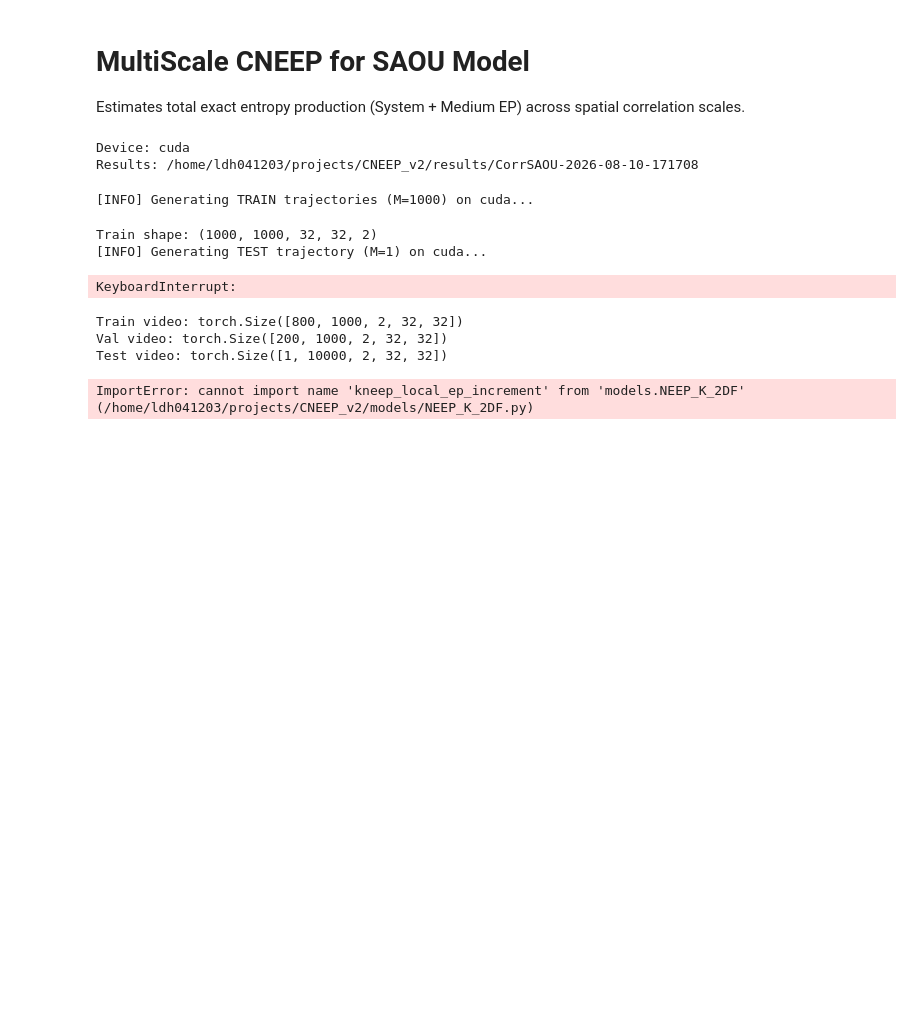
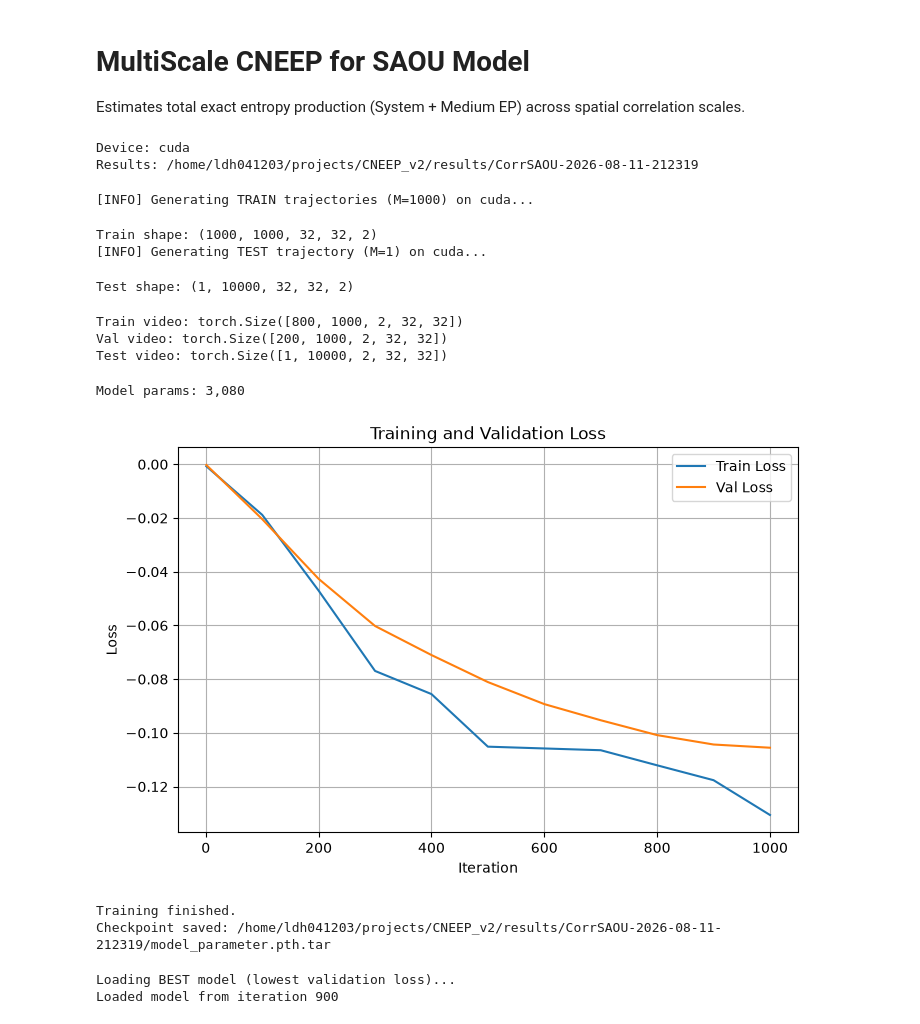
Before and after one commit to 2DHvN/CNEEP_v2, a Jupyter notebook: notebooks/Corr_SAOU.ipynb, the cells around one changed output. Saved outputs shown, nothing was run; the diff lists cells and outputs as text; code cells hidden in the pictures; blank space fills up the shorter version.

Commit message:
fix scale issues

```diff
--- a/notebooks/Corr_SAOU.ipynb
+++ b/notebooks/Corr_SAOU.ipynb
@@ -34,19 +34,19 @@ opt.n_iter = 1000
 opt.train_batch_size = 2048
 opt.test_batch_size = 2048
 opt.video_batch_size = 256
-opt.lr = 1e-3
-opt.wd = 1e-5
+opt.lr = 1e-2
+opt.wd = 1e-3
 opt.input_scalar = 1
 opt.loss_scalar = 1
 opt.scalar = 1
 opt.clip_norm = 1
-opt.max_distance = 4
+opt.max_distance = 3
 opt.include_k0 = True
 opt.beta = 1.0
 opt.branch_gain_init = 1.0
-opt.local_rot_gain_init = 1.0
-opt.local_rot_trainable = True
-opt.local_rot_residual = True
+# opt.local_rot_gain_init = 1.0
+# opt.local_rot_trainable = True
+# opt.local_rot_residual = True
 opt.local_residual_gain_init = 0.0
 # ShellForce-only options below are ignored by MultiScaleK_2DF.
 opt.shell_center_mode = 'relative_only'  # 'relative_only', 'gated', or 'add'
@@ -57,7 +57,7 @@ opt.shell_force_activation = 'elu'  # 'elu', 'relu', 'tanh', or 'identity'
 opt.record_freq = 100
 opt.seed = 3
 opt.n_layer = 2
-opt.n_channel = 32
+opt.n_channel = 8
 opt.n_hidden = 2
 opt.input_shape = (32, 32)
 opt.M = 1000
@@ -72,12 +72,12 @@ opt.time_step = 0.001
 saou_kwargs = dict(
     L=32,
     radii=tuple(range(1, opt.max_distance + 1)),
-    amplitudes=(0, 1, 0, 1),
+    amplitudes=(0, 1, 0),
     gamma=1.0,
-    omega0=0,
+    omega0=1.0,
     T=1.0,
     dt=0.001,
-    sample_every=10,
+    sample_every=1,
 )
 n_steps = opt.L * saou_kwargs['sample_every']
 burn_steps = 10000
@@ -94,7 +94,7 @@ print(f'Device: {opt.device}')
 print(f'Results: {current_result_folder}')
 # %% [output]
 Device: cuda
-Results: /home/ldh041203/projects/CNEEP_v2/results/CorrSAOU-2026-08-10-171708
+Results: /home/ldh041203/projects/CNEEP_v2/results/CorrSAOU-2026-08-11-212319
 # %%
 print(f'[INFO] Generating TRAIN trajectories (M={opt.M}) on {opt.device}...')
 res_train = simulate(
@@ -132,7 +132,7 @@ print('Test shape:', trajectories_test.shape)
 [INFO] Generating TRAIN trajectories (M=1000) on cuda...
 Train shape: (1000, 1000, 32, 32, 2)
 [INFO] Generating TEST trajectory (M=1) on cuda...
-KeyboardInterrupt:
+Test shape: (1, 10000, 32, 32, 2)
 # %%
 # Reorder channels to (M, L, 2, Lx, Ly) if not already done
 if trajectories_train.ndim == 5 and trajectories_train.shape[-1] == 2:
@@ -160,9 +160,7 @@ from models.NEEP_Corr_2D import MultiScaleCNEEP2D
 from models.NEEP_Corr_2DF import MultiScaleCNEEP_2DF
 from models.NEEP_K_2D import MultiScaleK_2D
 from models.NEEP_K_2DF import (
-    MultiScaleK_2DF, kneep_local_ep_increment,
-    kneep_spatial_mean_score, kneep_total_ep_increment,
-    kneep_total_from_spatial_mean,
+    MultiScaleK_2DF, kneep_local_ep_increment, kneep_normalize_branch_maps,
 )
 from models.NEEP_K_2DF_TanhGain import MultiScaleK_2DF_TanhGain
 from models.NEEP_ShellForce_2D import MultiScaleShellForceCNEEP2D, MultiScaleShellForceCNEEP2D_Tanh
@@ -267,34 +265,37 @@ for it in tqdm(range(1, opt.n_iter + 1)):
             'settings': opt.__dict__,
             'state_dict': model.state_dict(),
             'optimizer': optim.state_dict(),
             'iteration': it,
         }
         torch.save(state, current_checkpoint_path)
 
         if avg_val < best_val_loss:
             best_val_loss = avg_val
             torch.save(state, best_checkpoint_path)
 
         if smooth_train_loss is None:
             smooth_train_loss = loss.item()
             smooth_val_loss = avg_val
         else:
             smooth_train_loss = smoothing * smooth_train_loss + (1 - smoothing) * loss.item()
             smooth_val_loss = smoothing * smooth_val_loss + (1 - smoothing) * avg_val
 
         history_train_loss.append(smooth_train_loss)
         history_val_loss.append(smooth_val_loss)
         history_iters.append(it)
 
         line_train.set_data(history_iters, history_train_loss)
         line_val.set_data(history_iters, history_val_loss)
         ax.relim()
         ax.autoscale_view()
         display_handle.update(fig)
 print('Training finished.')
 print(f'Checkpoint saved: {current_checkpoint_path}')
 # %% [output]
-ImportError: cannot import name 'kneep_local_ep_increment' from 'models.NEEP_K_2DF' (/home/ldh041203/projects/CNEEP_v2/models/NEEP_K_2DF.py)
+Model params: 3,080
+[figure, added]
+Training finished.
+Checkpoint saved: /home/ldh041203/projects/CNEEP_v2/results/CorrSAOU-2026-08-11-212319/model_parameter.pth.tar
 # %%
 # Load the Best or Final model
 load_best = True  # Set to False to load the model from the final iteration
@@ -310,6 +311,9 @@ else:
 model.load_state_dict(checkpoint['state_dict'])
 model.eval()
 print(f"Loaded model from iteration {checkpoint.get('iteration', 'Unknown')}")
+# %% [output]
+Loading BEST model (lowest validation loss)...
+Loaded model from iteration 900
 # %%
 # Central-spin OOD evaluation: training above is intentionally unchanged.
 # The pin is an input/source only.  GT below uses the autonomous SAOU
```
Also changed, not shown: parts of 7 cells of this notebook, 4 other files.
